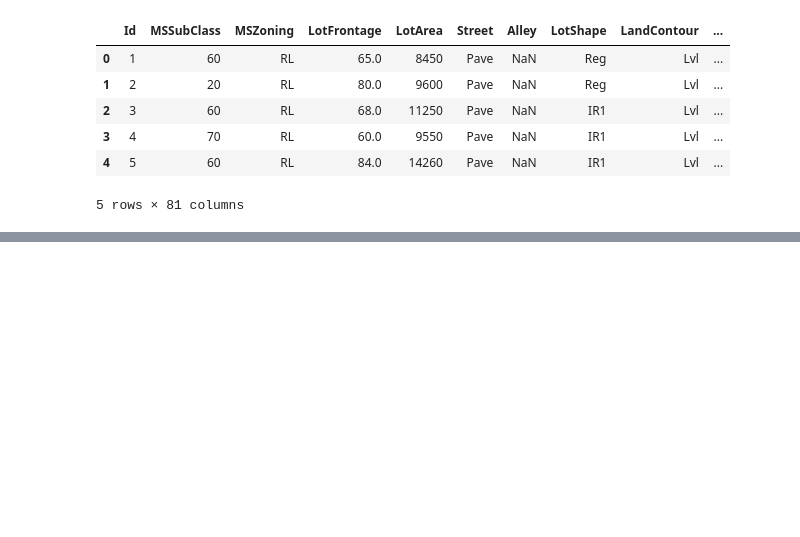
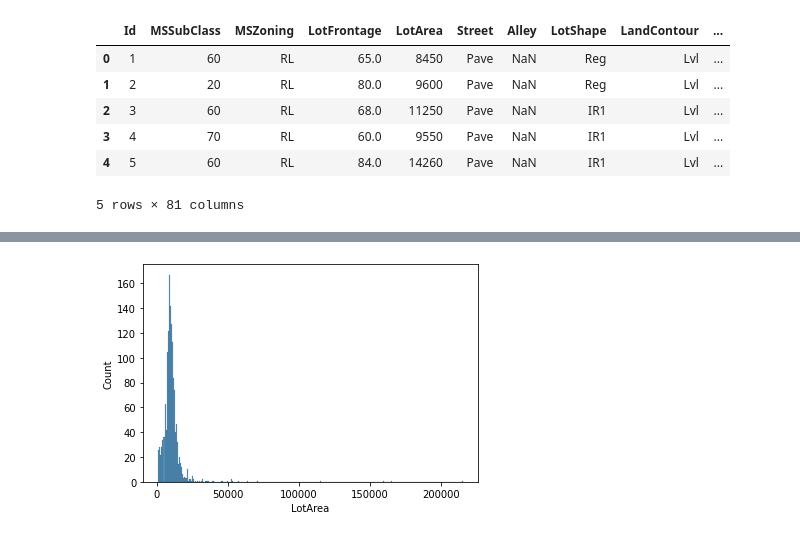
Before and after one commit to lkhart/kaggle_house_prices, a Jupyter notebook: house_price_eda.ipynb, the cells around one changed output, grey strips where cells are left out. Cells and saved outputs as stored; diff of their text form; code cells hidden in the pictures; blank space fills up the shorter version.

```diff
--- a/house_price_eda.ipynb
+++ b/house_price_eda.ipynb
@@ -25,0 +226,5 @@ train_df.head()
+# %%
+# histogram
+sns.histplot(x='LotArea', data=train_df).set_title=('LotArea Distribution')
+# %% [output]
+[figure, added]
```
Also changed, not shown: parts of 68 cells of this notebook.
